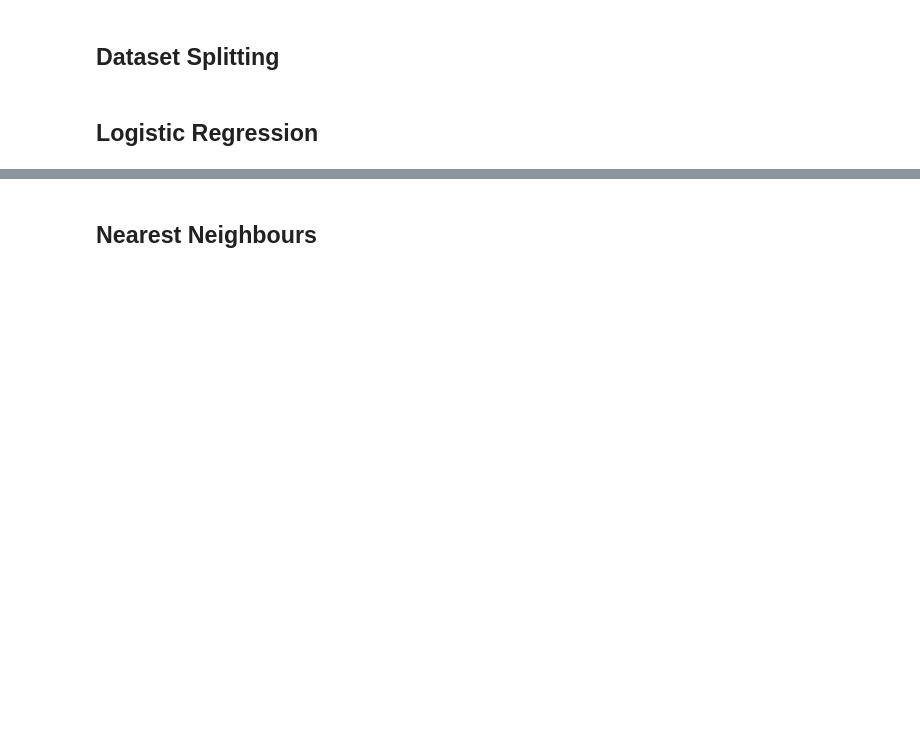
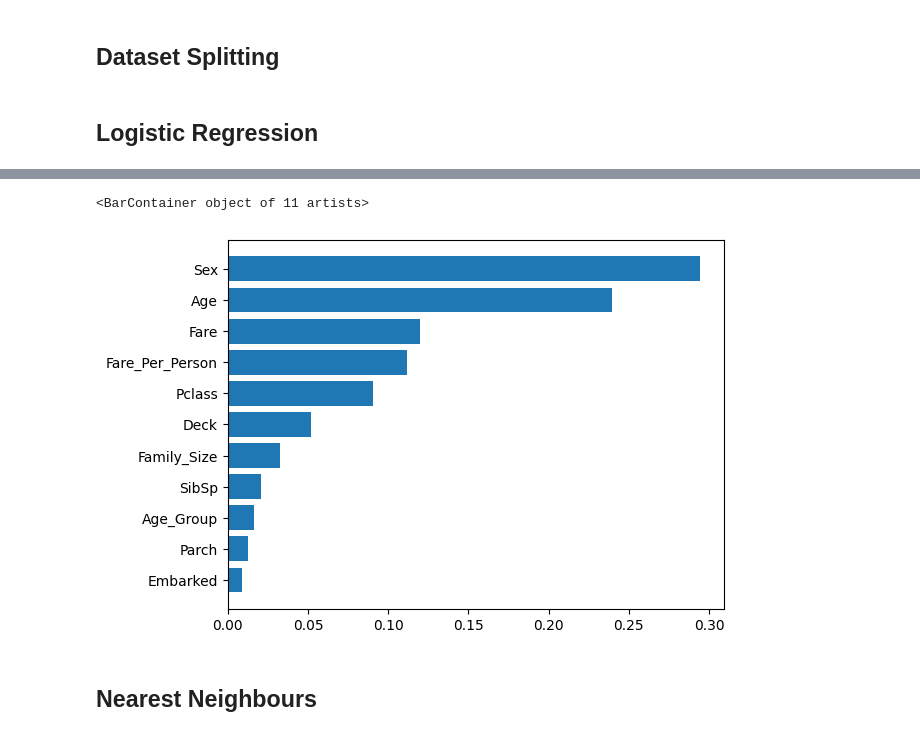
Before and after one commit to max-barker/comp5013-project, a Jupyter notebook: workbook.ipynb, the cells around one changed output, grey strips where cells are left out. Saved outputs shown, nothing was run; the diff lists cells and outputs as text; code cells hidden in the pictures; blank space fills up the shorter version.

```diff
--- a/workbook.ipynb
+++ b/workbook.ipynb
@@ -257,3 +273,11 @@ np.sum(prediction == y_test )/ len(y_test)
+# %%
+sorted_idx = model.feature_importances_.argsort()
+features = X_train.columns
+result = sorted(zip(features, model.feature_importances_), key = lambda x: x[1], reverse=False)
+plt.barh([x[0] for x in result], [x[1] for x in result])
+# %% [output]
+<BarContainer object of 11 artists>
+[figure, added]
 # %% [markdown]
 ## Nearest Neighbours
 # %%
```
Also changed, not shown: parts of 12 cells of this notebook, 1 other file.
